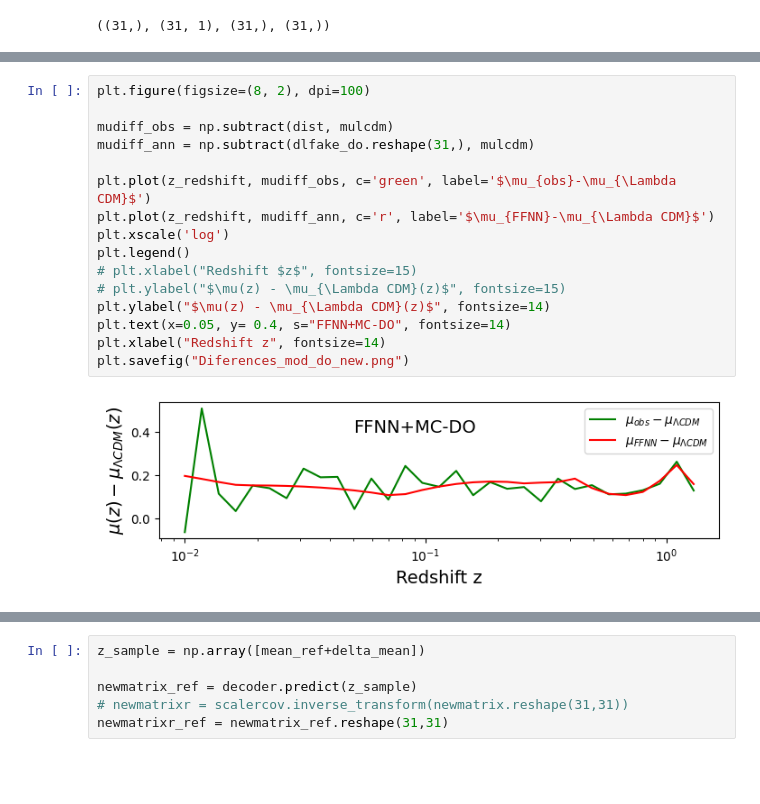
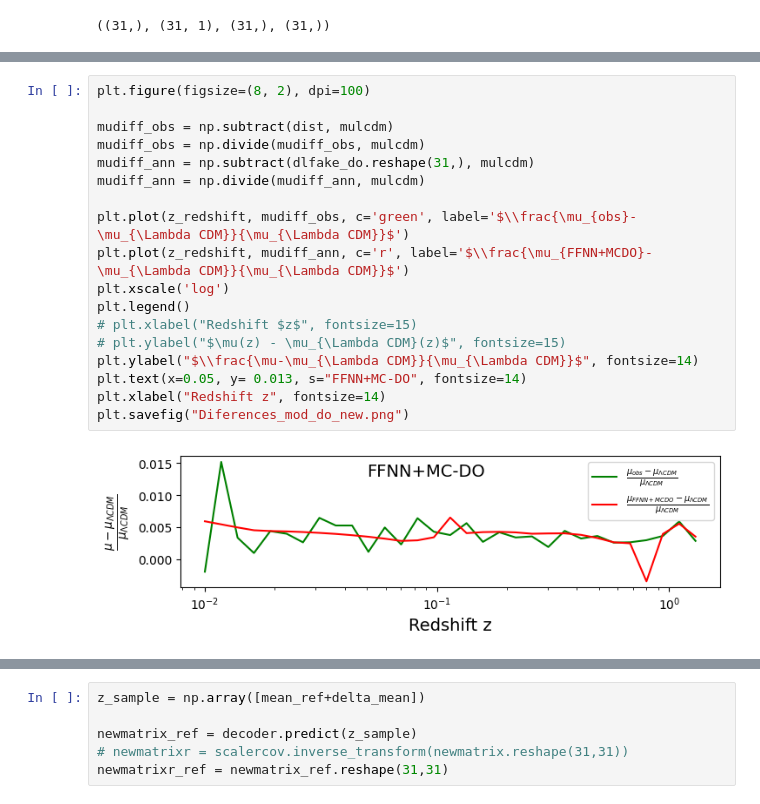
Before and after one commit to igomezv/crann, a Jupyter notebook: arxiv_notebooks/loadANNjla-review_plots.ipynb, the cells around one changed output, grey strips where cells are left out. Cells and saved outputs as stored; diff of their text form; blank space fills up the shorter version.

```diff
--- a/arxiv_notebooks/loadANNjla-review_plots.ipynb
+++ b/arxiv_notebooks/loadANNjla-review_plots.ipynb
@@ -542,21 +566,23 @@ for a in axs:
 # %%
 plt.figure(figsize=(8, 2), dpi=100)
 
 mudiff_obs = np.subtract(dist, mulcdm)
+mudiff_obs = np.divide(mudiff_obs, mulcdm)
 mudiff_ann = np.subtract(dlfake_do.reshape(31,), mulcdm)
+mudiff_ann = np.divide(mudiff_ann, mulcdm)
 
-plt.plot(z_redshift, mudiff_obs, c='green', label='$\mu_{obs}-\mu_{\Lambda CDM}$')
-plt.plot(z_redshift, mudiff_ann, c='r', label='$\mu_{FFNN}-\mu_{\Lambda CDM}$')
+plt.plot(z_redshift, mudiff_obs, c='green', label='$\\frac{\mu_{obs}-\mu_{\Lambda CDM}}{\mu_{\Lambda CDM}}$')
+plt.plot(z_redshift, mudiff_ann, c='r', label='$\\frac{\mu_{FFNN+MCDO}-\mu_{\Lambda CDM}}{\mu_{\Lambda CDM}}$')
 plt.xscale('log')
 plt.legend()
 # plt.xlabel("Redshift $z$", fontsize=15)
 # plt.ylabel("$\mu(z) - \mu_{\Lambda CDM}(z)$", fontsize=15)
-plt.ylabel("$\mu(z) - \mu_{\Lambda CDM}(z)$", fontsize=14)
-plt.text(x=0.05, y= 0.4, s="FFNN+MC-DO", fontsize=14)
+plt.ylabel("$\\frac{\mu-\mu_{\Lambda CDM}}{\mu_{\Lambda CDM}}$", fontsize=14)
+plt.text(x=0.05, y= 0.013, s="FFNN+MC-DO", fontsize=14)
 plt.xlabel("Redshift z", fontsize=14)
 plt.savefig("Diferences_mod_do_new.png")
 # %% [output]
-[figure, old version]
+[figure, new version]
 # %%
 plt.figure(figsize=(8, 8), dpi=100)
 
```
Also changed, not shown: parts of 10 cells of this notebook.
